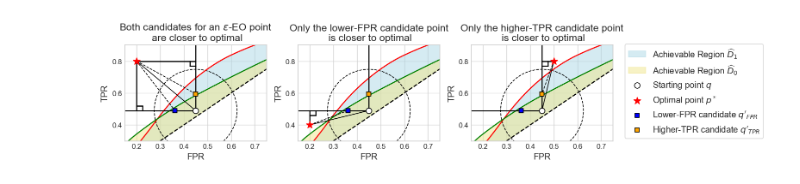
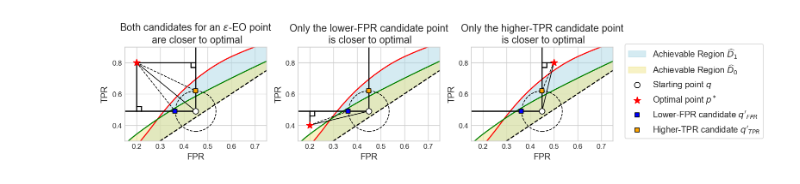
Before and after one commit to lurosenb/approx_threshold_opt, a Jupyter notebook: epsilon_ball_figure.ipynb, the cells around one changed output. Drawn from its saved outputs; the diff is of its cells as text; code cells hidden in the pictures.

Commit message:
fix epsilon ball

```diff
--- a/epsilon_ball_figure.ipynb
+++ b/epsilon_ball_figure.ipynb
@@ -38,20 +38,22 @@ qy = 0.49
 px = 0.2
 py = 0.8
 square_size = 0.03
-square_size_x = 0.025
+square_size_x = 0.02
 square_size_y = 0.03
 
 horizontal_x = 0.3625
 horizontal_y = qy
 
 vertical_x = qx
-vertical_y = 0.5945
+vertical_y = 0.62
 
 # fig, axes = plt.subplots(nrows=1, ncols=3, figsize=(16, 3), sharex=False, sharey=False, dpi=120)
 # axes = axes.ravel()
 
 fig, axes = plt.subplots(nrows=1, ncols=3, figsize=(12, 3), sharex=False, sharey=False, dpi=120)
 axes = axes.ravel()
+
+epsilon_ball_size = 3200
 
 
 axes[0].plot(xnew, red_smooth, 'r-')
@@ -60,7 +62,7 @@ axes[0].fill_between(xnew, red_smooth, xnew, color='lightblue', alpha=0.5, label
 axes[0].fill_between(xnew, green_smooth, xnew, color='khaki', alpha=0.5, label='Achievable Region $\widehat{D}_0$', interpolate=True)
 axes[0].plot([0, 1], [0, 1], color='black', linestyle='--')
 axes[0].scatter([qx], [qy], color='black', label='Starting point $q$', s=60, facecolors='white', edgecolors='black', linestyle='-', zorder=10)
-axes[0].scatter([qx], [qy], color='black', marker='o', s=13300, facecolors='none', edgecolors='black', linestyle='--')
+axes[0].scatter([qx], [qy], color='black', marker='o', s=epsilon_ball_size, facecolors='none', edgecolors='black', linestyle='--')
 axes[0].scatter([px], [py], color='black', label="Optimal point $p^*$", marker='*', s=100, facecolors='red', edgecolors='red', zorder=10)
 axes[0].scatter([horizontal_x], [horizontal_y], color='black', label="Lower-FPR candidate $q'_{FPR}$", s=40, marker='s', facecolors='blue', zorder=10)
 axes[0].scatter([vertical_x], [vertical_y], color='black', label="Higher-TPR candidate $q'_{TPR}$", s=40, marker='s', facecolors='orange', zorder=10)
@@ -93,7 +95,7 @@ axes[1].fill_between(xnew, red_smooth, xnew, color='lightblue', alpha=0.5, label
 axes[1].fill_between(xnew, green_smooth, xnew, color='khaki', alpha=0.5, label='Achievable Region $\widehat{D}_0$', interpolate=True)
 axes[1].plot([0, 1], [0, 1], color='black', linestyle='--')
 axes[1].scatter([qx], [qy], color='black', label='Starting point $q$', s=60, facecolors='white', edgecolors='black', linestyle='-', zorder=10)
-axes[1].scatter([qx], [qy], color='black', marker='o', s=13300, facecolors='none', edgecolors='black', linestyle='--')
+axes[1].scatter([qx], [qy], color='black', marker='o', s=epsilon_ball_size, facecolors='none', edgecolors='black', linestyle='--')
 axes[1].scatter([px], [py], color='black', label="Optimal point $p^*$", marker='*', s=100, facecolors='red', edgecolors='red', zorder=10)
 axes[1].scatter([horizontal_x], [horizontal_y], color='black', label="Lower-FPR candidate $q'_{FPR}$", s=40, marker='s', facecolors='blue', zorder=10)
 axes[1].scatter([vertical_x], [vertical_y], color='black', label="Higher-TPR candidate $q'_{TPR}$", s=40, marker='s', facecolors='orange', zorder=10)
@@ -122,35 +124,35 @@ axes[2].fill_between(xnew, red_smooth, xnew, color='lightblue', alpha=0.5, label
 axes[2].fill_between(xnew, green_smooth, xnew, color='khaki', alpha=0.5, label='Achievable Region $\widehat{D}_0$', interpolate=True)
 axes[2].plot([0, 1], [0, 1], color='black', linestyle='--')
 axes[2].scatter([qx], [qy], color='black', label='Starting point $q$', s=60, facecolors='white', edgecolors='black', linestyle='-', zorder=10)
-axes[2].scatter([qx], [qy], color='black', marker='o', s=13300, facecolors='none', edgecolors='black', linestyle='--')
+axes[2].scatter([qx], [qy], color='black', marker='o', s=epsilon_ball_size, facecolors='none', edgecolors='black', linestyle='--')
 axes[2].scatter([px], [py], color='black', label="Optimal point $p^*$", marker='*', s=100, facecolors='red', edgecolors='red', zorder=10)
 axes[2].scatter([horizontal_x], [horizontal_y], color='black', label="Lower-FPR candidate $q'_{FPR}$", s=40, marker='s', facecolors='blue', zorder=10)
 axes[2].scatter([vertical_x], [vertical_y], color='black', label="Higher-TPR candidate $q'_{TPR}$", s=40, marker='s', facecolors='orange', zorder=10)
 axes[2].plot([0.0, qx], [qy, qy], color='black', linestyle='-')
 axes[2].plot([qx, qx], [qy, 1.0], color='black', linestyle='-')
 axes[2].plot([px, qx], [py, qy], color='black', linestyle='-', linewidth=1)
 axes[2].plot([px, qx], [py, py], color='black', linestyle='-', linewidth=1.5)
 axes[2].plot([px, vertical_x], [py, vertical_y], color='black', linestyle='--', linewidth=1)
 axes[2].plot([qx + square_size_x, qx + square_size_x], [py, py - square_size_y], color='black', linestyle='-', linewidth=1.5)
 axes[2].plot([qx + square_size_x, qx], [py - square_size_y, py - square_size_y], color='black', linestyle='-', linewidth=1.5)
 
 # axes[2].set_xlabel('False Positive Rate')
 # axes[2].set_ylabel('True Positive Rate')
 axes[2].set_xlabel('FPR')
 axes[2].set_ylabel('TPR')
 axes[2].set_title('Only the higher-TPR candidate point\n is closer to optimal')
 axes[2].set_xlim(0.15, 0.75)
 axes[2].set_ylim(0.3, 0.9)
 
 handles, labels = axes[0].get_legend_handles_labels()
 
 # fig.legend(handles, labels, loc='lower center', ncol=6, frameon=True, bbox_to_anchor=(0.5, -0.04), fontsize=LABEL_FONTSIZE)
 fig.legend(handles, labels, loc='center left', ncol=1, frameon=True, bbox_to_anchor=(0.85, 0.5), fontsize=LABEL_FONTSIZE)
 
 plt.tight_layout(rect=[0, 0, 0.85, 1])
 
 # plt.show()
 # save fig as pdf
 fig.savefig("epsilon_eo_candidates.pdf", bbox_inches='tight', dpi=120, format='pdf')
 # %% [output]
-[figure, old version]
+[figure, new version]
```
